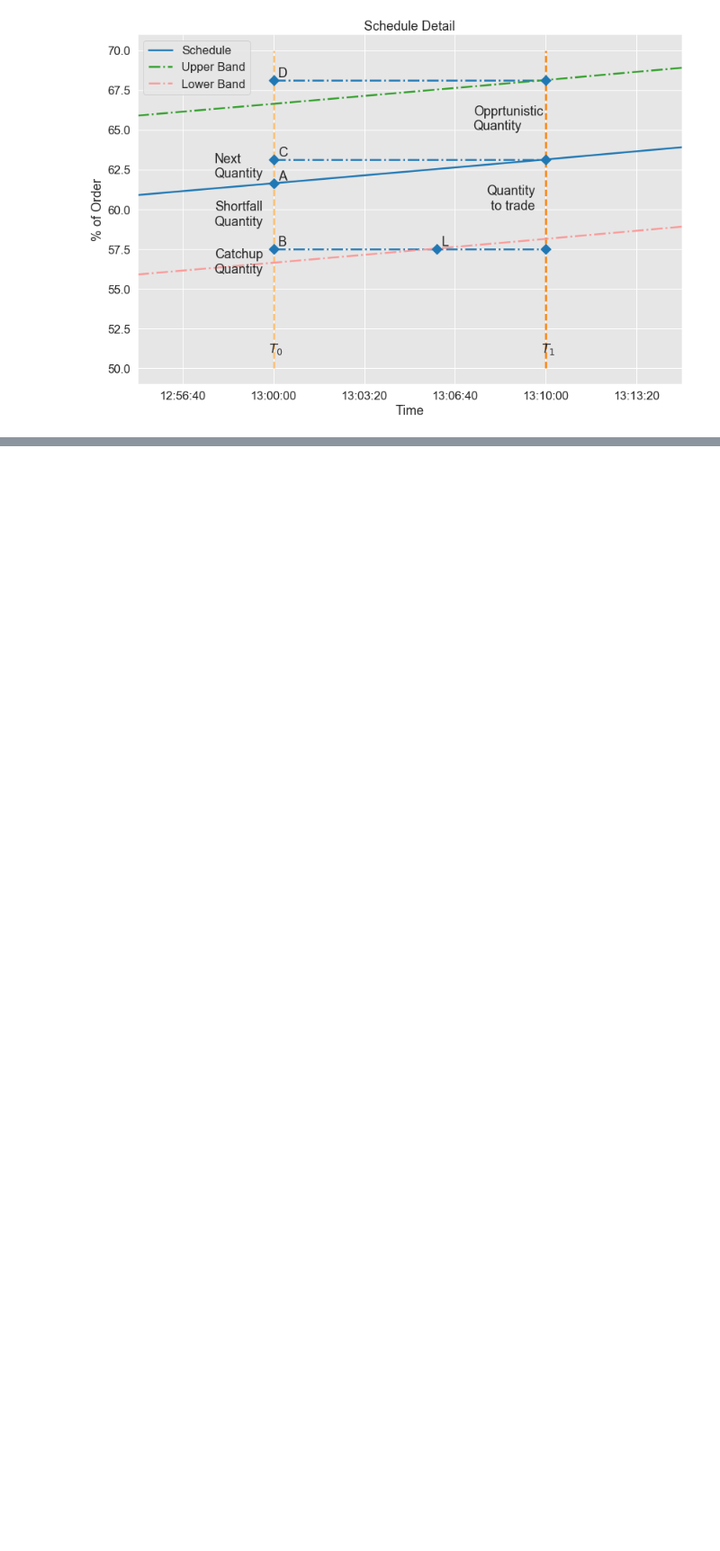
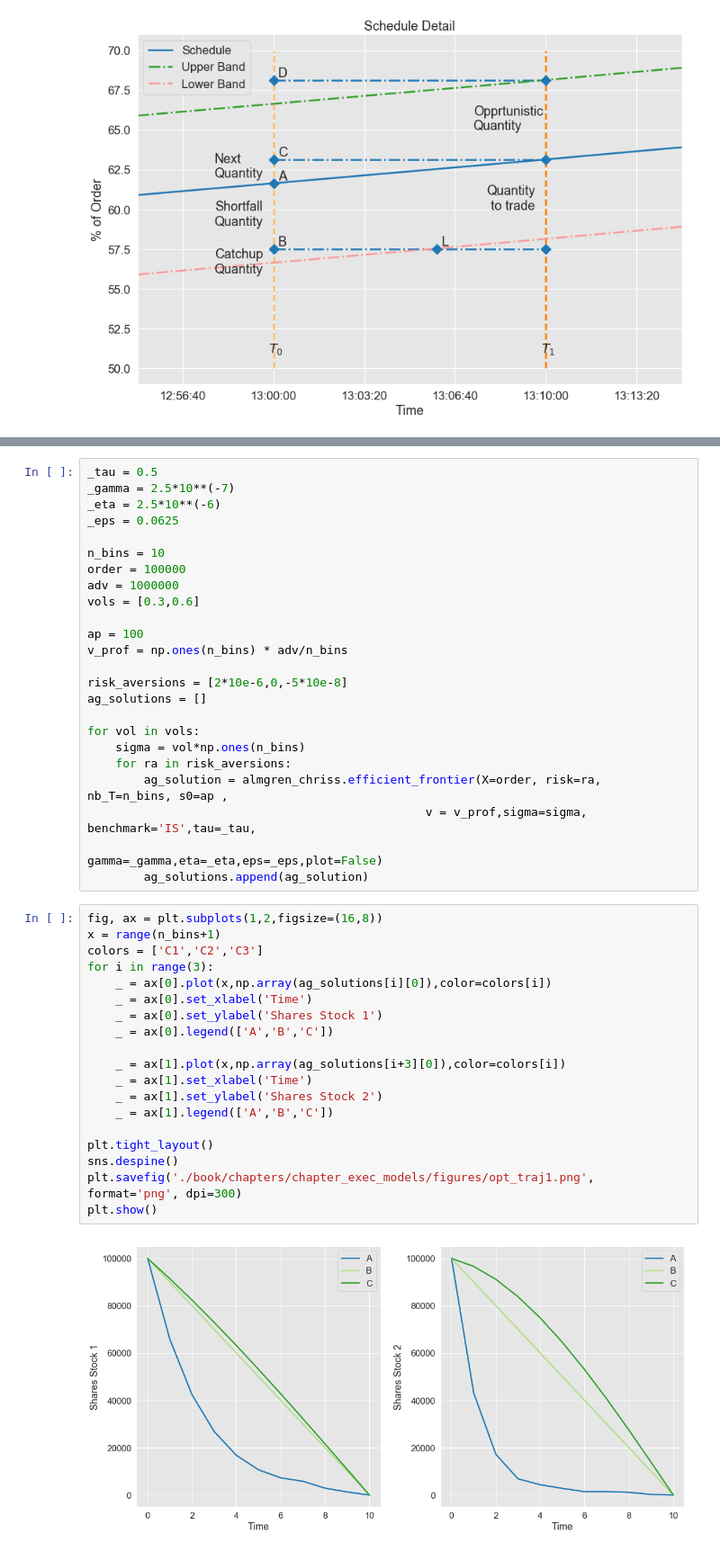
Before and after one commit to FinTrek/algo_trading_book, a Jupyter notebook: notebooks/Execution_Strategies.ipynb, the cells around one changed output, grey strips where cells are left out. Shown at 90% size. Saved outputs shown, nothing was run; the diff lists cells and outputs as text; blank space fills up the shorter version.

Commit message:
Changed the AC figures

```diff
--- a/notebooks/Execution_Strategies.ipynb
+++ b/notebooks/Execution_Strategies.ipynb
@@ -354,0 +347,45 @@ p1
+# %%
+_tau = 0.5
+_gamma = 2.5*10**(-7)
+_eta = 2.5*10**(-6)
+_eps = 0.0625
+
+n_bins = 10
+order = 100000
+adv = 1000000
+vols = [0.3,0.6]
+
+ap = 100
+v_prof = np.ones(n_bins) * adv/n_bins
+
+risk_aversions = [2*10e-6,0,-5*10e-8]
+ag_solutions = []
+
+for vol in vols:
+    sigma = vol*np.ones(n_bins)
+    for ra in risk_aversions:
+        ag_solution = almgren_chriss.efficient_frontier(X=order, risk=ra, nb_T=n_bins, s0=ap ,
+                                                v = v_prof,sigma=sigma, benchmark='IS',tau=_tau,
+                                                gamma=_gamma,eta=_eta,eps=_eps,plot=False)
+        ag_solutions.append(ag_solution)
+# %%
+fig, ax = plt.subplots(1,2,figsize=(16,8))
+x = range(n_bins+1)
+colors = ['C1','C2','C3']
+for i in range(3):
+    _ = ax[0].plot(x,np.array(ag_solutions[i][0]),color=colors[i])
+    _ = ax[0].set_xlabel('Time')
+    _ = ax[0].set_ylabel('Shares Stock 1')
+    _ = ax[0].legend(['A','B','C'])
+
+    _ = ax[1].plot(x,np.array(ag_solutions[i+3][0]),color=colors[i])
+    _ = ax[1].set_xlabel('Time')
+    _ = ax[1].set_ylabel('Shares Stock 2')
+    _ = ax[1].legend(['A','B','C'])
+
+plt.tight_layout()
+sns.despine()
+plt.savefig('./book/chapters/chapter_exec_models/figures/opt_traj1.png', format='png', dpi=300)
+plt.show()
+# %% [output]
+[figure, added]
```
Also changed, not shown: parts of 7 cells of this notebook, 5 other files.
